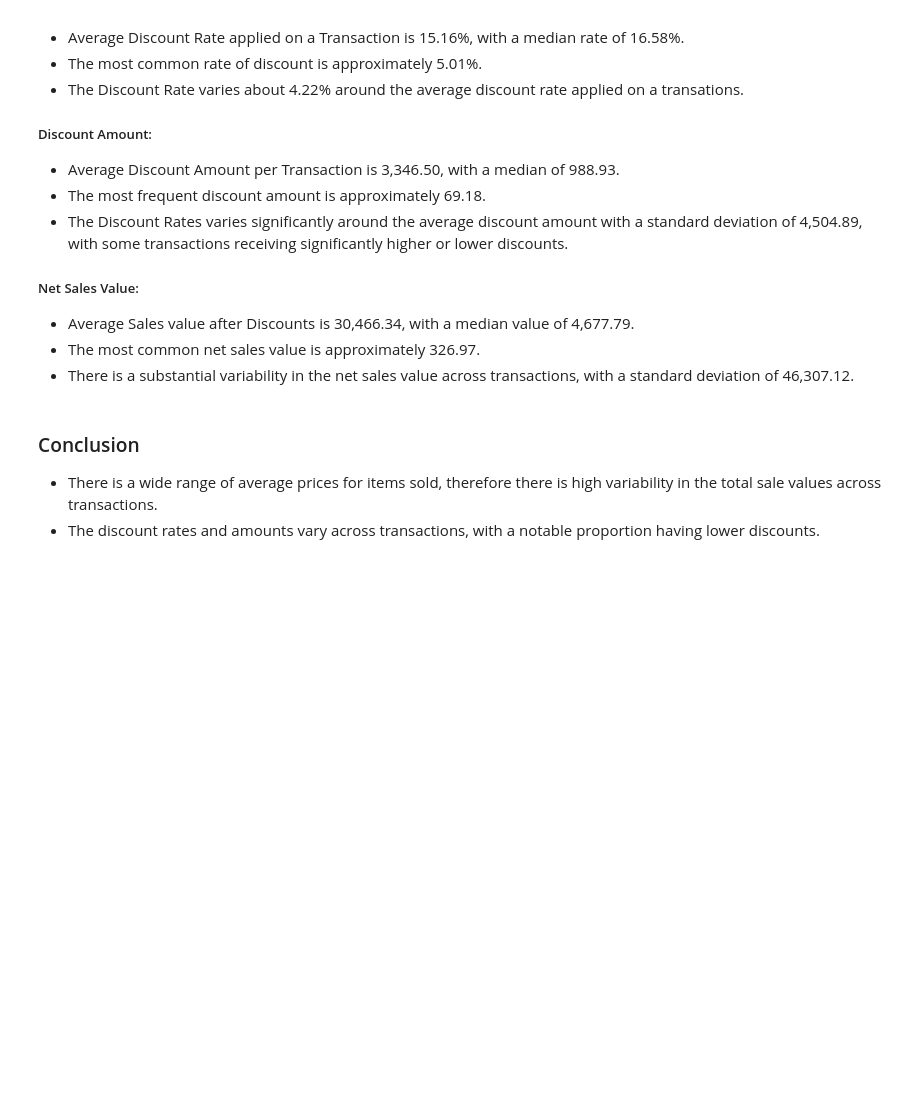
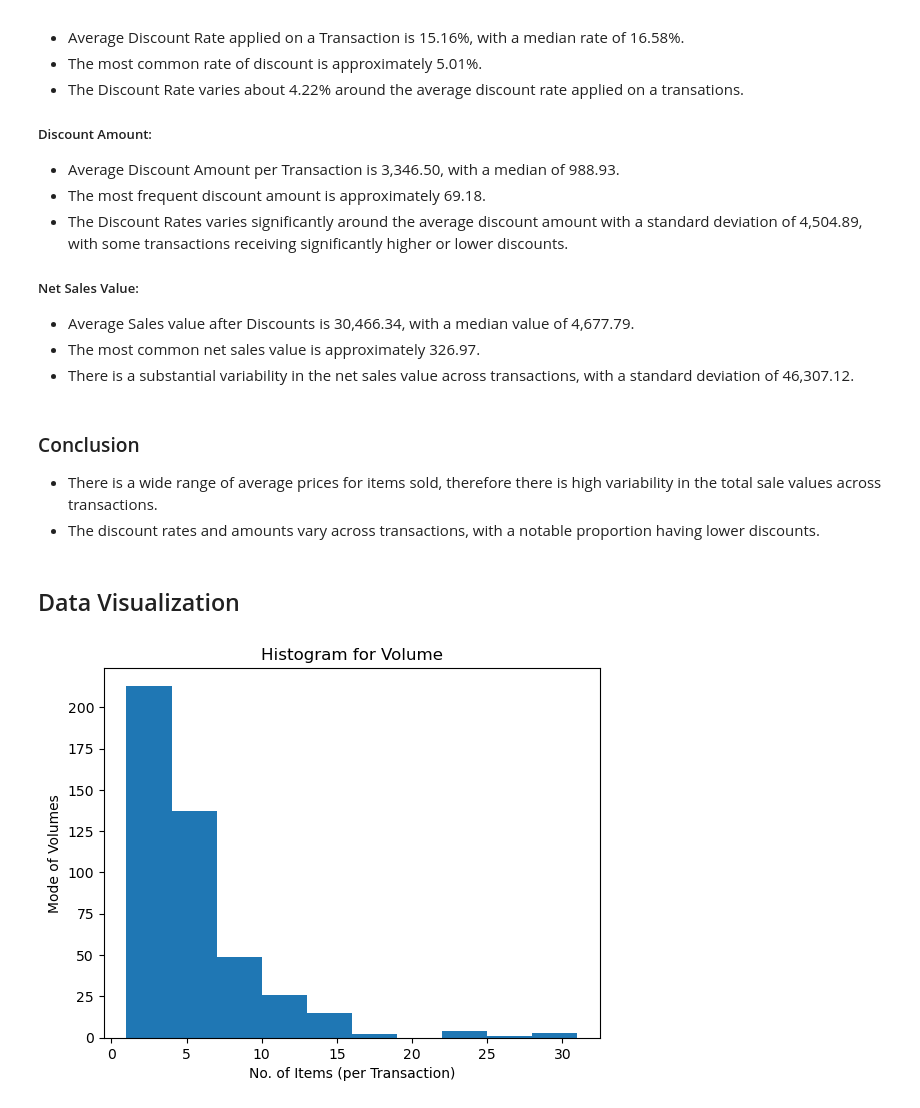
Before and after one commit to Priyanshu501/Assignments, a Jupyter notebook: Basic stats - 1/Basic_Stats-1.ipynb, the cells around one changed output. Cells and saved outputs as stored; diff of their text form; code cells hidden in the pictures; blank space fills up the shorter version.

Commit message:
Added Histograms

```diff
--- a/Basic stats - 1/Basic_Stats-1.ipynb
+++ b/Basic stats - 1/Basic_Stats-1.ipynb
@@ -124,3 +124,5 @@ result
 
 * There is a wide range of average prices for items sold, therefore there is high variability in the total sale values across transactions.
 * The discount rates and amounts vary across transactions, with a notable proportion having lower discounts.
+# %% [markdown]
+## Data Visualization
@@ -126,0 +131,8 @@ result
+# %%
+plt.hist(df['Volume'])
+plt.xlabel('No. of Items (per Transaction)')
+plt.ylabel('Mode of Volumes')
+plt.title('Histogram for Volume')
+plt.show()
+# %% [output]
+[figure, added]
```
Also changed, not shown: parts of 6 cells of this notebook.
